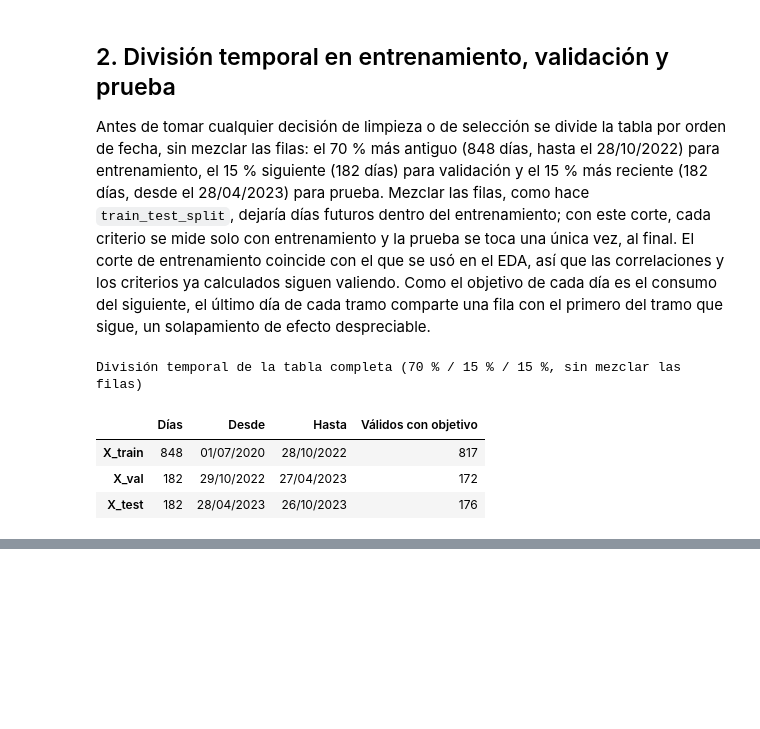
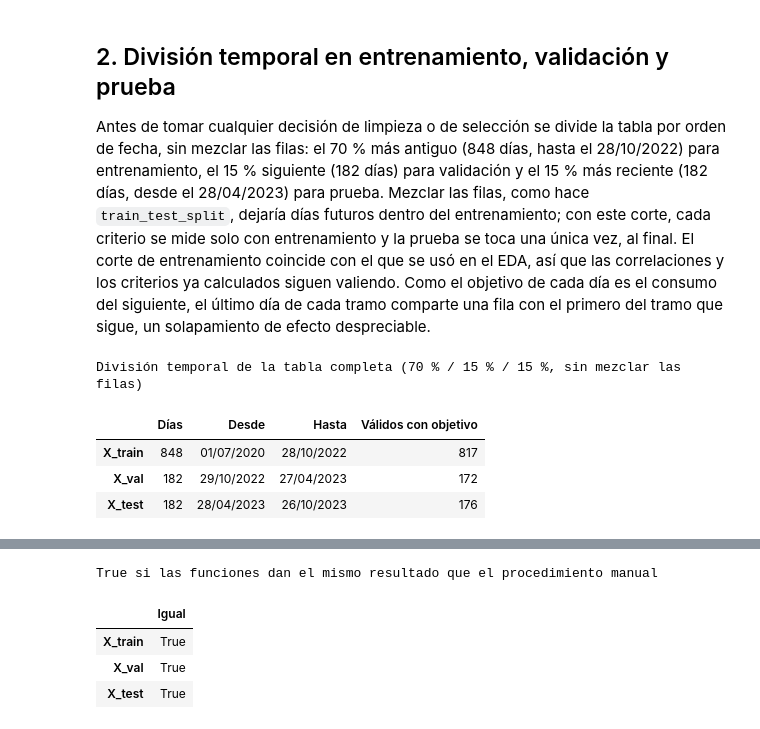
Before and after one commit to AlesioRios/Trabajo-Practico-Final-LD2, a Jupyter notebook: notebooks/preprocesamiento.ipynb, the cells around one changed output, grey strips where cells are left out. Drawn from its saved outputs; the diff is of its cells as text; code cells hidden in the pictures; blank space fills up the shorter version.

```diff
--- a/notebooks/preprocesamiento.ipynb
+++ b/notebooks/preprocesamiento.ipynb
@@ -64,0 +315,22 @@ División temporal de la tabla completa (70 % / 15 % / 15 %, sin mezclar las fil
+# %%
+from limpieza import aprender_reglas_de_limpieza, limpiar
+
+# Se vuelve a dividir la tabla completa para partir de las tablas sin limpiar
+sin_limpiar_train, sin_limpiar_val, sin_limpiar_test = dividir_por_fecha(tabla_completa)
+
+reglas = aprender_reglas_de_limpieza(sin_limpiar_train)          # solo con entrenamiento
+X_train_funcion = limpiar(sin_limpiar_train, reglas)
+X_val_funcion = limpiar(sin_limpiar_val, reglas)
+X_test_funcion = limpiar(sin_limpiar_test, reglas)
+
+print("True si las funciones dan el mismo resultado que el procedimiento manual")
+display(tabla_simple(pd.DataFrame({"Igual": {
+    "X_train": X_train.equals(X_train_funcion),
+    "X_val": X_val.equals(X_val_funcion),
+    "X_test": X_test.equals(X_test_funcion)}}), precision=0))
+# %% [output]
+True si las funciones dan el mismo resultado que el procedimiento manual
+|  | Igual |
+| X_train | True |
+| X_val | True |
+| X_test | True |
```
Also changed, not shown: parts of 10 cells of this notebook, 1 other file.
